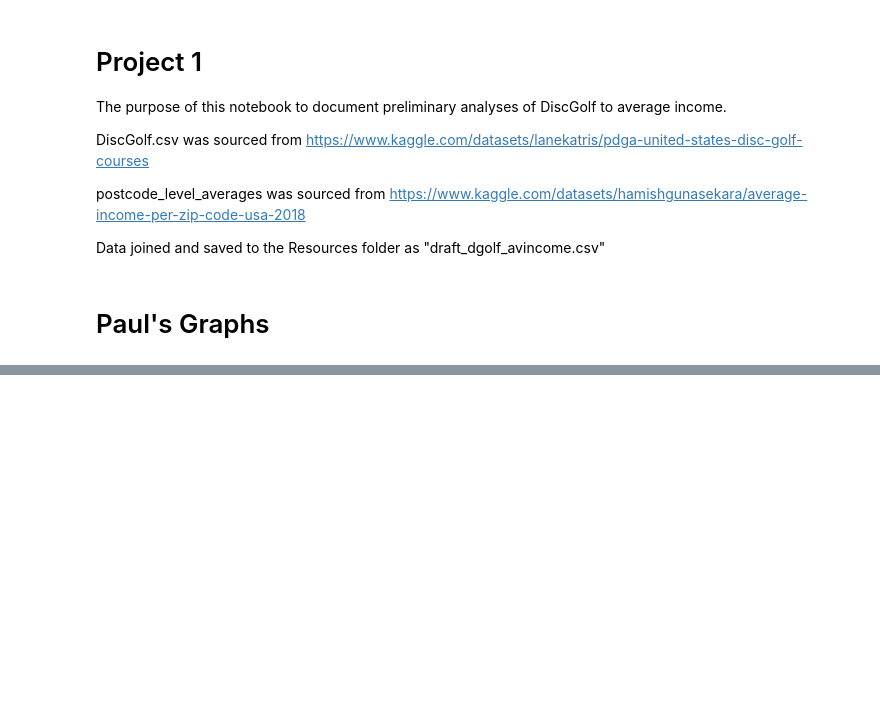
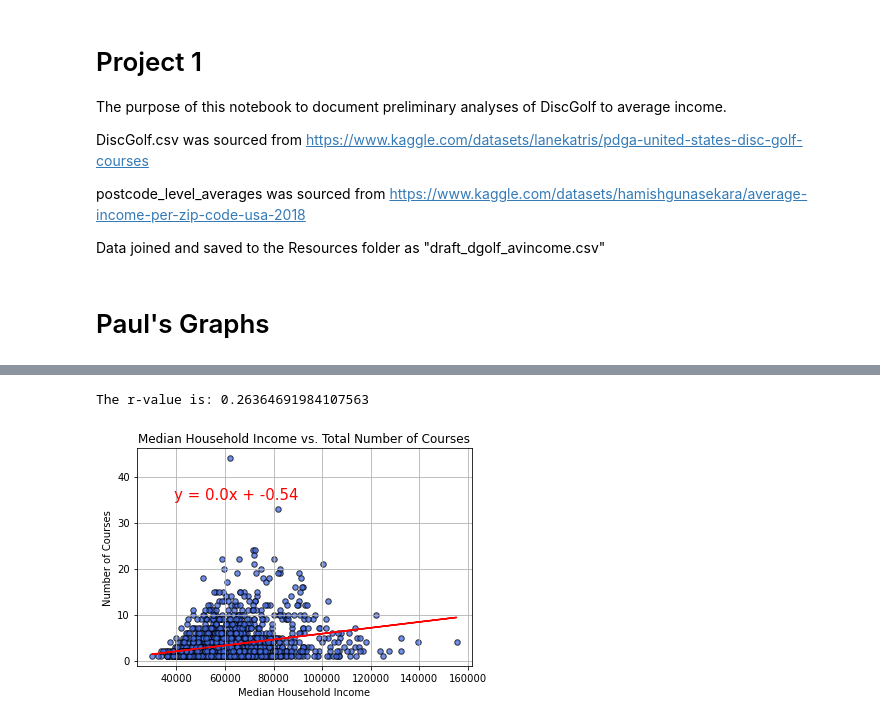
Before and after one commit to paulbrichta/Project-1, a Jupyter notebook: P1_data_analysis_Paul.ipynb, the cells around one changed output, grey strips where cells are left out. Saved outputs shown, nothing was run; the diff lists cells and outputs as text; code cells hidden in the pictures; blank space fills up the shorter version.

```diff
--- a/P1_data_analysis_Paul.ipynb
+++ b/P1_data_analysis_Paul.ipynb
@@ -244,0 +123,45 @@ import datetime
+# %%
+# Define a function to graph the data
+
+def plot_graph(x_value, y_value, title, x_label, y_label):
+
+    plt.scatter(x_value, y_value, marker="o", facecolors="royalblue", edgecolors="black",s=30, alpha=0.75)
+
+    column_names = list(discgolf_area_df.columns)
+
+    plt.title(title)
+
+    plt.xlabel(x_label)
+
+    plt.ylabel(y_label)
+
+    plt.grid(True)
+# %%
+# Define a function to create a linear regression line
+
+def plot_linreg(x_value, y_value):
+
+    (slope, intercept, rvalue, pvalue, stderr) = linregress(x_value, y_value)
+
+    line_eq = "y = " + str(round(slope, 2)) + "x + " + str(round(intercept, 2))
+
+    regress_values = x_value * slope + intercept
+
+    plt.plot(x_value, regress_values, "r-")
+
+    plt.annotate(line_eq,(x_value.max()/4, y_value.max()/1.25), fontsize=15, color="red")
+
+    print(f"The r-value is: {rvalue}")
+# %%
+# Median Household Income vs. Number of Courses Analysis (USA)
+
+plot_graph(discgolf_area_df["Median Household Income"],
+           discgolf_area_df["Number of Courses"],
+           "Median Household Income vs. Total Number of Courses",
+           "Median Household Income",
+           "Number of Courses")
+
+plot_linreg(discgolf_area_df["Median Household Income"], discgolf_area_df["Number of Courses"])
+# %% [output]
+The r-value is: 0.26364691984107563
+[figure, added]
```
Also changed, not shown: parts of 39 cells of this notebook.
